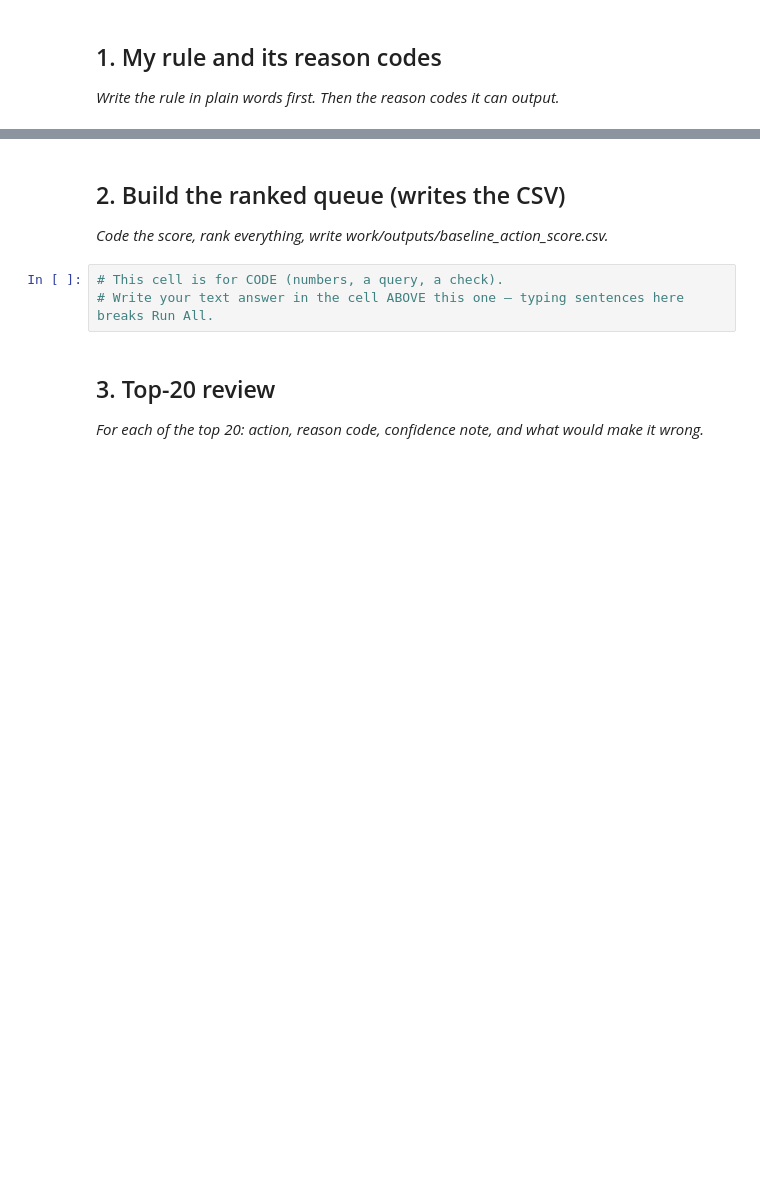
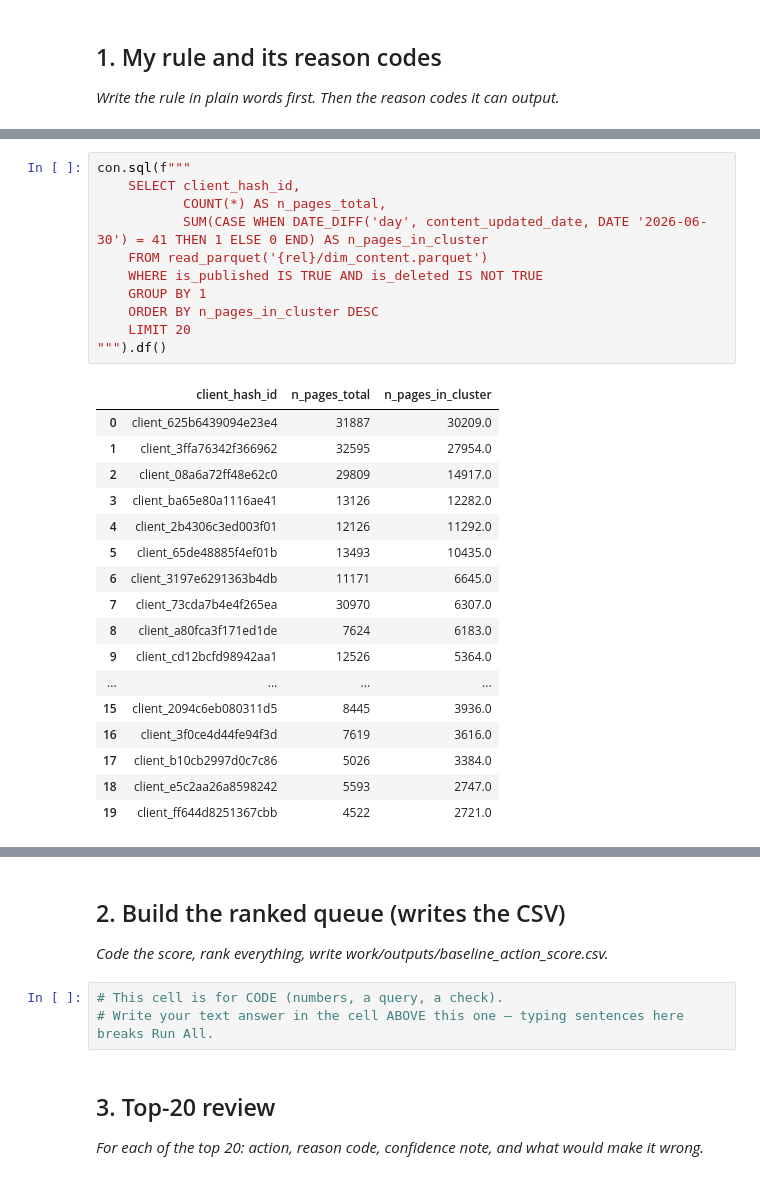
Before and after one commit to AxelYoel/FlyRank-AI-Internship---Axel-Yoel-Chandra, a Jupyter notebook: work/notebooks/w04_baseline_score.ipynb, the cells around one changed output, grey strips where cells are left out. Cells and saved outputs as stored; diff of their text form; blank space fills up the shorter version.

```diff
--- a/work/notebooks/w04_baseline_score.ipynb
+++ b/work/notebooks/w04_baseline_score.ipynb
@@ -15,0 +174,29 @@ This skeleton is yours to fill. Work the sections **in order** — each one has
+# %%
+con.sql(f"""
+    SELECT client_hash_id,
+           COUNT(*) AS n_pages_total,
+           SUM(CASE WHEN DATE_DIFF('day', content_updated_date, DATE '2026-06-30') = 41 THEN 1 ELSE 0 END) AS n_pages_in_cluster
+    FROM read_parquet('{rel}/dim_content.parquet')
+    WHERE is_published IS TRUE AND is_deleted IS NOT TRUE
+    GROUP BY 1
+    ORDER BY n_pages_in_cluster DESC
+    LIMIT 20
+""").df()
+# %% [output]
+|  | client_hash_id | n_pages_total | n_pages_in_cluster |
+| 0 | client_625b6439094e23e4 | 31887 | 30209.0 |
+| 1 | client_3ffa76342f366962 | 32595 | 27954.0 |
+| 2 | client_08a6a72ff48e62c0 | 29809 | 14917.0 |
+| 3 | client_ba65e80a1116ae41 | 13126 | 12282.0 |
+| 4 | client_2b4306c3ed003f01 | 12126 | 11292.0 |
+| 5 | client_65de48885f4ef01b | 13493 | 10435.0 |
+| 6 | client_3197e6291363b4db | 11171 | 6645.0 |
+| 7 | client_73cda7b4e4f265ea | 30970 | 6307.0 |
+| 8 | client_a80fca3f171ed1de | 7624 | 6183.0 |
+| 9 | client_cd12bcfd98942aa1 | 12526 | 5364.0 |
+| ... | ... | ... | ... |
+| 15 | client_2094c6eb080311d5 | 8445 | 3936.0 |
+| 16 | client_3f0ce4d44fe94f3d | 7619 | 3616.0 |
+| 17 | client_b10cb2997d0c7c86 | 5026 | 3384.0 |
+| 18 | client_e5c2aa26a8598242 | 5593 | 2747.0 |
+| 19 | client_ff644d8251367cbb | 4522 | 2721.0 |
```
Also changed, not shown: parts of 14 cells of this notebook.
